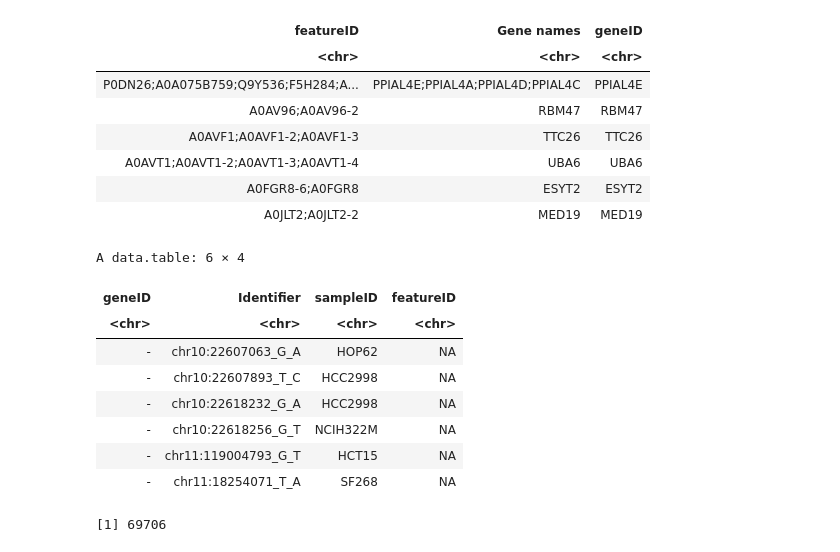
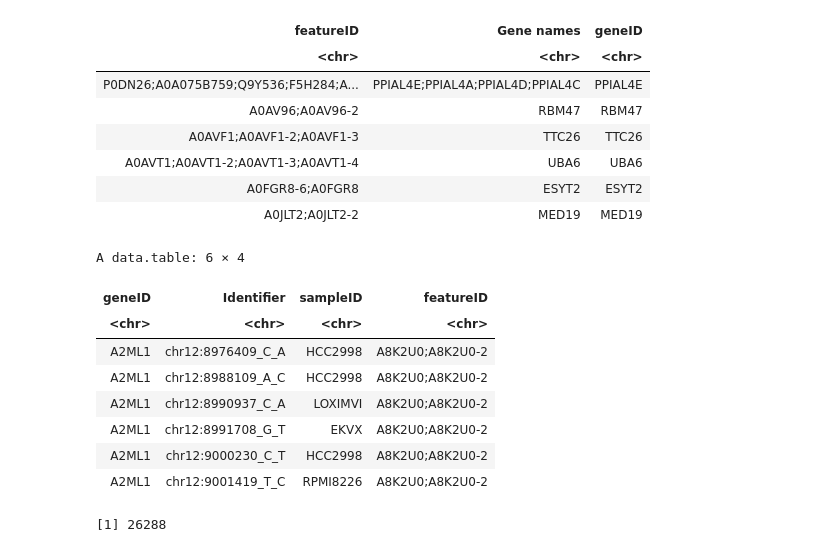
Before and after one commit to wxicu/proteinOutliersMissingValues, a Jupyter notebook: association.ipynb, the cells around one changed output. Cells and saved outputs as stored; diff of their text form; code cells hidden in the pictures.

```diff
--- a/association.ipynb
+++ b/association.ipynb
@@ -105,17 +121,17 @@ A data.table: 6 × 3
 | A0FGR8-6;A0FGR8 | ESYT2 | ESYT2 |
 | A0JLT2;A0JLT2-2 | MED19 | MED19 |
 # %%
-variant_prot <- merge(variant, prot[,-2], all.x=TRUE)
+variant_prot <- merge(variant, prot[,-2])
 head(variant_prot)
 nrow(variant_prot)
 # %% [output]
 A data.table: 6 × 4
 | geneID | Identifier | sampleID | featureID |
 | <chr> | <chr> | <chr> | <chr> |
-| - | chr10:22607063_G_A | HOP62 | NA |
-| - | chr10:22607893_T_C | HCC2998 | NA |
-| - | chr10:22618232_G_A | HCC2998 | NA |
-| - | chr10:22618256_G_T | NCIH322M | NA |
-| - | chr11:119004793_G_T | HCT15 | NA |
-| - | chr11:18254071_T_A | SF268 | NA |
+| A2ML1 | chr12:8976409_C_A | HCC2998 | A8K2U0;A8K2U0-2 |
+| A2ML1 | chr12:8988109_A_C | HCC2998 | A8K2U0;A8K2U0-2 |
+| A2ML1 | chr12:8990937_C_A | LOXIMVI | A8K2U0;A8K2U0-2 |
+| A2ML1 | chr12:8991708_G_T | EKVX | A8K2U0;A8K2U0-2 |
+| A2ML1 | chr12:9000230_C_T | HCC2998 | A8K2U0;A8K2U0-2 |
+| A2ML1 | chr12:9001419_T_C | RPMI8226 | A8K2U0;A8K2U0-2 |
-[1] 69706
+[1] 26288
```
Also changed, not shown: parts of 28 cells of this notebook, 1 other file.
